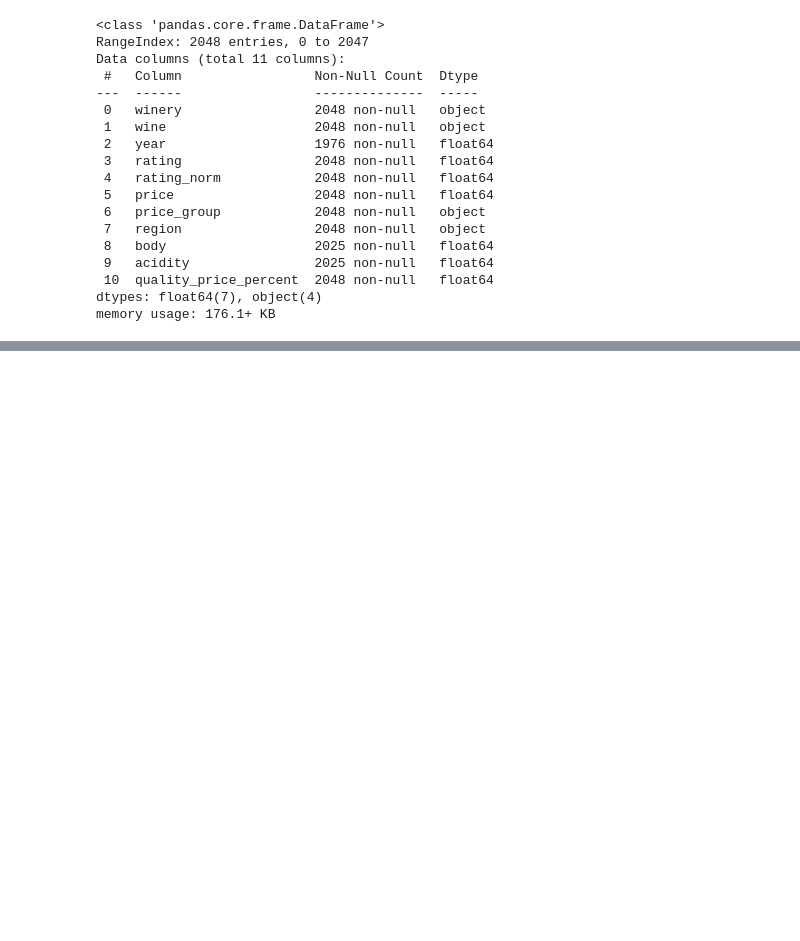
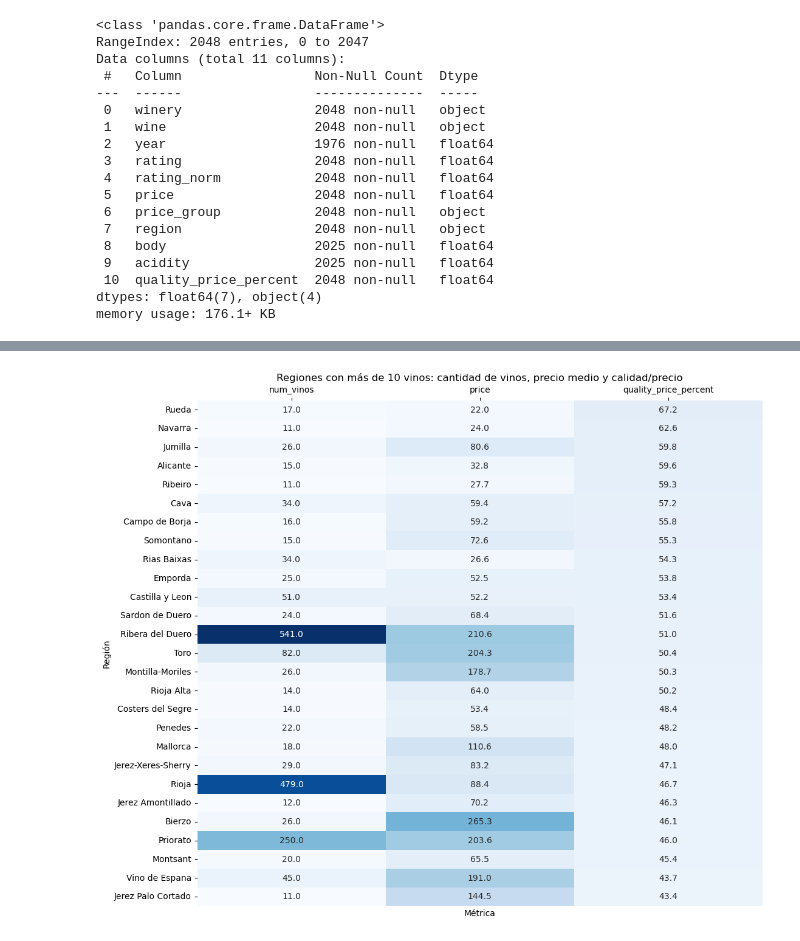
Before and after one commit to IRF1991/wine_test_dataset, a Jupyter notebook: notebooks/spanish_wine_visualization.ipynb, the cells around one changed output, grey strips where cells are left out. Saved outputs shown, nothing was run; the diff lists cells and outputs as text; code cells hidden in the pictures; blank space fills up the shorter version.

```diff
--- a/notebooks/spanish_wine_visualization.ipynb
+++ b/notebooks/spanish_wine_visualization.ipynb
@@ -84,0 +158,29 @@ plt.show()
+# %%
+# Heatmap sencillo de cantidad de vinos, precio medio y calidad/precio por región (solo regiones con >10 vinos)
+
+# Filtrar regiones con más de 10 vinos
+region_counts = df['region'].value_counts()
+selected_regions = region_counts[region_counts > 10].index
+df_filtered = df[df['region'].isin(selected_regions)]
+
+# Calcular métricas por región
+pivot = df_filtered.groupby('region').agg({
+    'quality_price_percent': 'mean',
+    'price': 'mean',
+    'region': 'count'
+}).rename(columns={'region': 'num_vinos'})
+
+# Ordenar por calidad/precio descendente
+pivot = pivot.sort_values('quality_price_percent', ascending=False)
+
+# Reordenar columnas: num_vinos, price, quality_price_percent
+cols = ['num_vinos', 'price', 'quality_price_percent']
+plt.figure(figsize=(12, max(4, len(pivot)*0.4)))
+ax = sns.heatmap(pivot[cols], annot=True, fmt='.1f', cmap='Blues', cbar=False)
+plt.title('Regiones con más de 10 vinos: cantidad de vinos, precio medio y calidad/precio')
+plt.ylabel('Región')
+ax.xaxis.tick_top()
+plt.xlabel('Métrica')
+plt.show()
+# %% [output]
+[figure, added]
```
Also changed, not shown: parts of 19 cells of this notebook.
